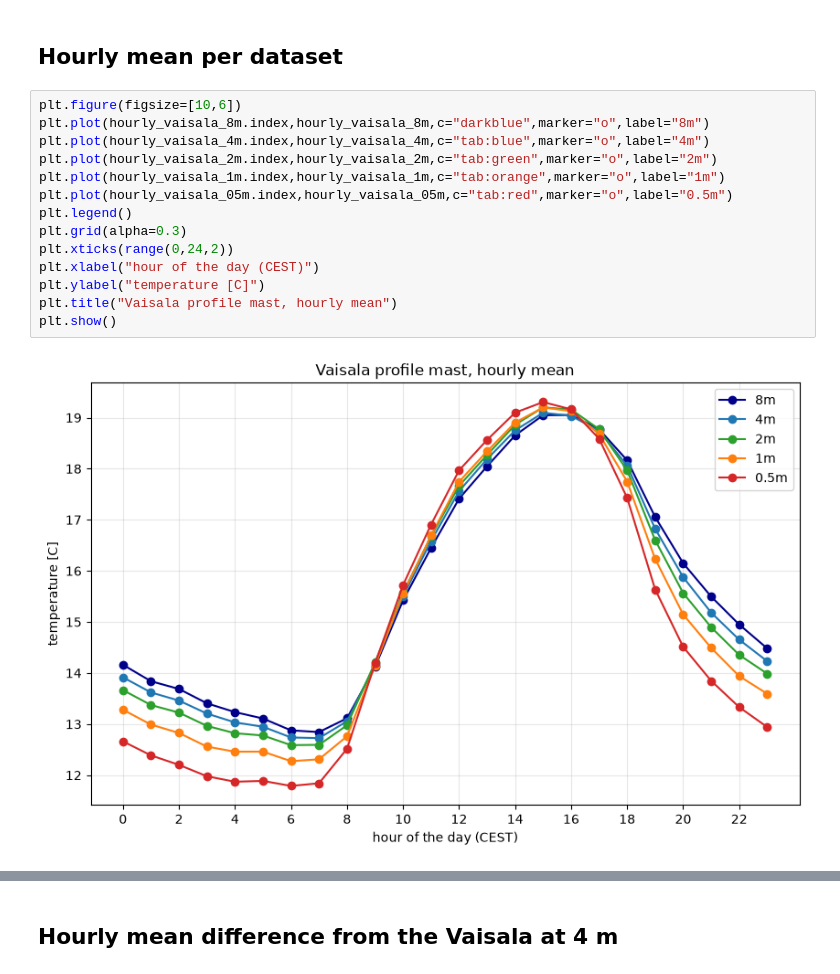
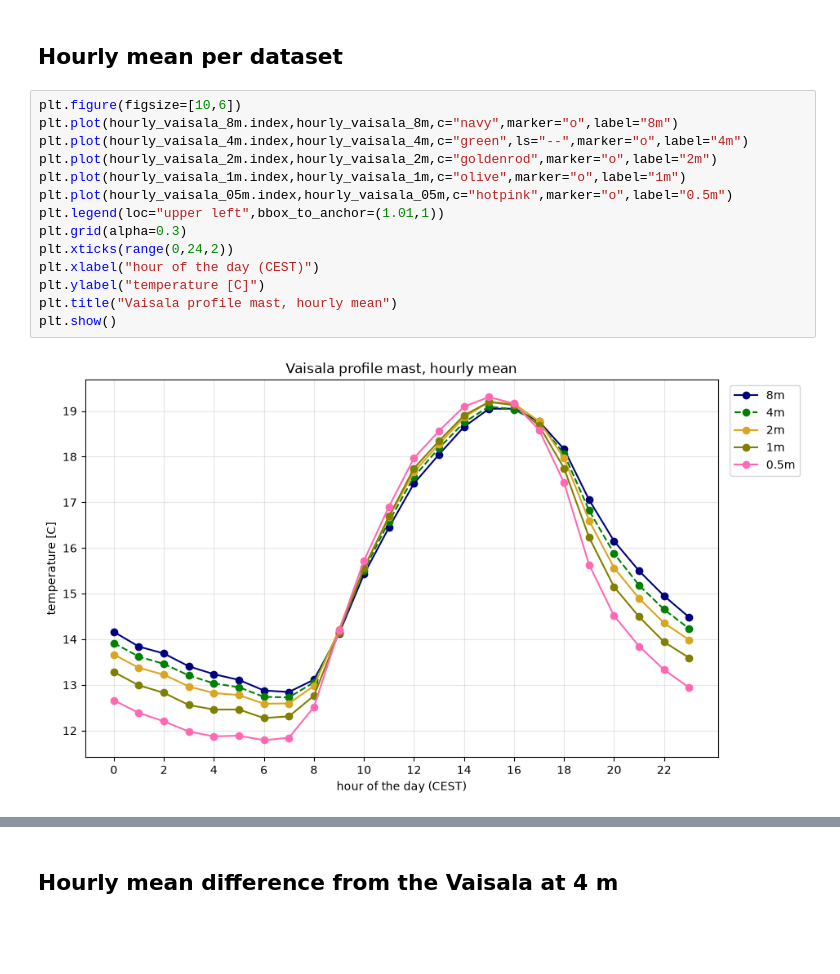
Before and after one commit to nashathur/MAIO-Tower-Project, a Jupyter notebook: notebooks/MAIO_Temp_HourlyMean.ipynb, the cells around one changed output, grey strips where cells are left out. Drawn from its saved outputs; the diff is of its cells as text; blank space fills up the shorter version.

```diff
--- a/notebooks/MAIO_Temp_HourlyMean.ipynb
+++ b/notebooks/MAIO_Temp_HourlyMean.ipynb
@@ -107,19 +107,19 @@ Name: T2, dtype: float64
 ## Hourly mean per dataset
 # %%
 plt.figure(figsize=[10,6])
-plt.plot(hourly_vaisala_8m.index,hourly_vaisala_8m,c="darkblue",marker="o",label="8m")
-plt.plot(hourly_vaisala_4m.index,hourly_vaisala_4m,c="tab:blue",marker="o",label="4m")
-plt.plot(hourly_vaisala_2m.index,hourly_vaisala_2m,c="tab:green",marker="o",label="2m")
-plt.plot(hourly_vaisala_1m.index,hourly_vaisala_1m,c="tab:orange",marker="o",label="1m")
-plt.plot(hourly_vaisala_05m.index,hourly_vaisala_05m,c="tab:red",marker="o",label="0.5m")
-plt.legend()
+plt.plot(hourly_vaisala_8m.index,hourly_vaisala_8m,c="navy",marker="o",label="8m")
+plt.plot(hourly_vaisala_4m.index,hourly_vaisala_4m,c="green",ls="--",marker="o",label="4m")
+plt.plot(hourly_vaisala_2m.index,hourly_vaisala_2m,c="goldenrod",marker="o",label="2m")
+plt.plot(hourly_vaisala_1m.index,hourly_vaisala_1m,c="olive",marker="o",label="1m")
+plt.plot(hourly_vaisala_05m.index,hourly_vaisala_05m,c="hotpink",marker="o",label="0.5m")
+plt.legend(loc="upper left",bbox_to_anchor=(1.01,1))
 plt.grid(alpha=0.3)
 plt.xticks(range(0,24,2))
 plt.xlabel("hour of the day (CEST)")
 plt.ylabel("temperature [C]")
 plt.title("Vaisala profile mast, hourly mean")
 plt.show()
 # %% [output]
-[figure, old version]
+[figure, new version]
 # %%
 plt.figure(figsize=[10,6])
```
Also changed, not shown: parts of 4 cells of this notebook, 17 other files.
